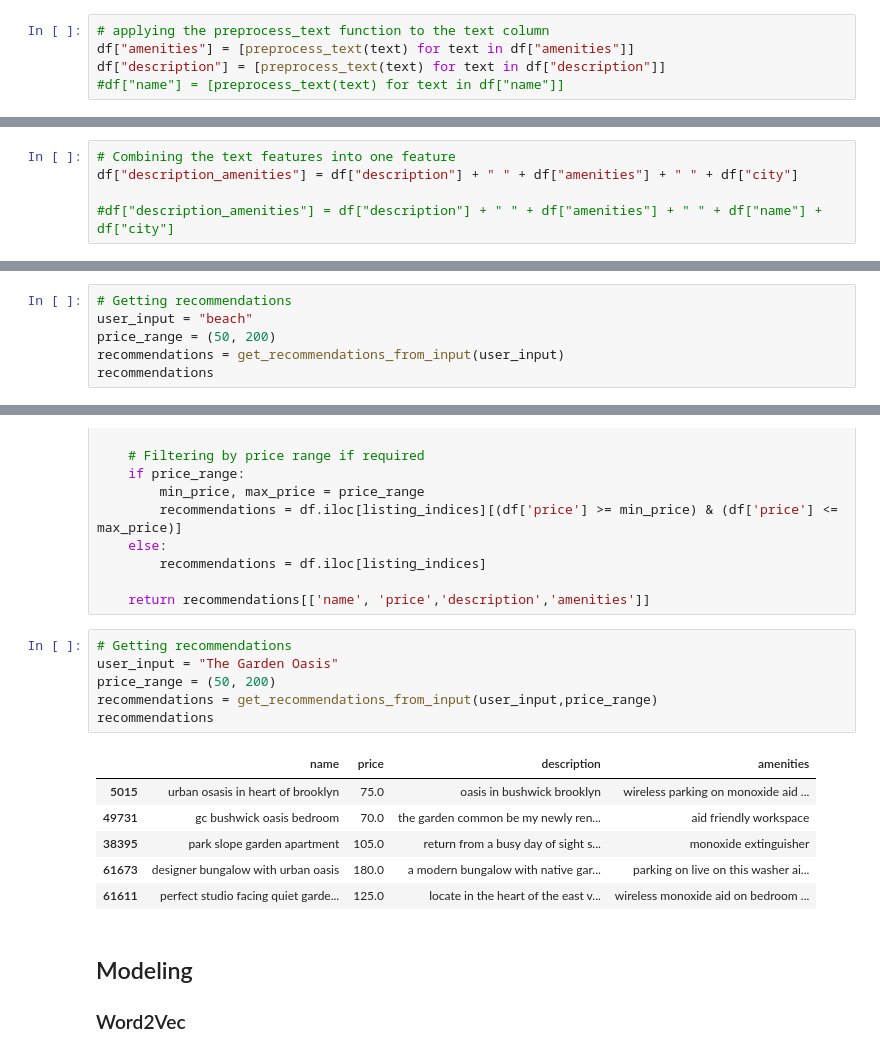
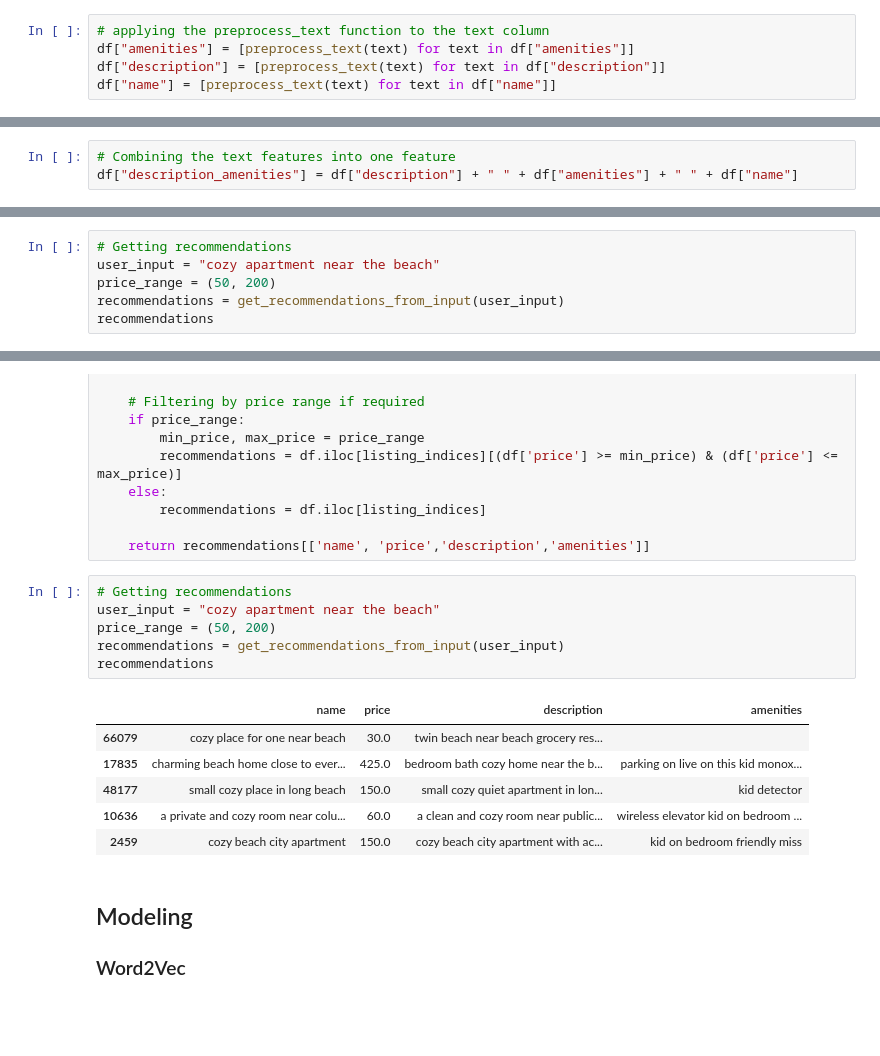
Before and after one commit to janejeshen/Recommendation-system-for-hotel-and-airbnbs, a Jupyter notebook: Recommendation_system.ipynb, the cells around one changed output, grey strips where cells are left out. Drawn from its saved outputs; the diff is of its cells as text; blank space fills up the shorter version.

```diff
--- a/Recommendation_system.ipynb
+++ b/Recommendation_system.ipynb
@@ -880,4 +877,4 @@ def preprocess_text(text):
 # applying the preprocess_text function to the text column
 df["amenities"] = [preprocess_text(text) for text in df["amenities"]]
 df["description"] = [preprocess_text(text) for text in df["description"]]
-#df["name"] = [preprocess_text(text) for text in df["name"]]
+df["name"] = [preprocess_text(text) for text in df["name"]]
@@ -920,8 +925,6 @@ df["amenities"][0]
 # %%
 # Combining the text features into one feature
-df["description_amenities"] = df["description"] + " " + df["amenities"] + " " + df["city"]
-
-#df["description_amenities"] = df["description"] + " " + df["amenities"] + " " + df["name"] + df["city"]
+df["description_amenities"] = df["description"] + " " + df["amenities"] + " " + df["name"]
 # %%
 df["description_amenities"][0]
 # %% [output]
@@ -959,7 +962,7 @@ def get_recommendations_from_input(user_input, price_range=None, top_n=5):
     return  recommendations[['name', 'price','description','amenities']]
 # %%
 # Getting recommendations
-user_input = "beach"
+user_input = "cozy apartment near the beach"
 price_range = (50, 200)
 recommendations = get_recommendations_from_input(user_input)
 recommendations
@@ -1003,17 +1006,17 @@ def get_recommendations_from_input(user_input, price_range=None, top_n=5):
     return recommendations[['name', 'price','description','amenities']]
 # %%
 # Getting recommendations
-user_input = "The Garden Oasis"
+user_input = "cozy apartment near the beach"
 price_range = (50, 200)
-recommendations = get_recommendations_from_input(user_input,price_range)
+recommendations = get_recommendations_from_input(user_input)
 recommendations
 # %% [output]
 |  | name | price | description | amenities |
-| 5015 | urban osasis in heart of brooklyn | 75.0 | oasis in bushwick brooklyn | wireless parking on monoxide aid ... |
-| 49731 | gc bushwick oasis bedroom | 70.0 | the garden common be my newly ren... | aid friendly workspace |
-| 38395 | park slope garden apartment | 105.0 | return from a busy day of sight s... | monoxide extinguisher |
-| 61673 | designer bungalow with urban oasis | 180.0 | a modern bungalow with native gar... | parking on live on this washer ai... |
-| 61611 | perfect studio facing quiet garde... | 125.0 | locate in the heart of the east v... | wireless monoxide aid on bedroom ... |
+| 66079 | cozy place for one near beach | 30.0 | twin beach near beach grocery res... |  |
+| 17835 | charming beach home close to ever... | 425.0 | bedroom bath cozy home near the b... | parking on live on this kid monox... |
+| 48177 | small cozy place in long beach | 150.0 | small cozy quiet apartment in lon... | kid detector |
+| 10636 | a private and cozy room near colu... | 60.0 | a clean and cozy room near public... | wireless elevator kid on bedroom ... |
+| 2459 | cozy beach city apartment | 150.0 | cozy beach city apartment with ac... | kid on bedroom friendly miss |
 # %% [markdown]
 ## Modeling
 ### Word2Vec
```
Also changed, not shown: parts of 19 cells of this notebook, 3 other files.
